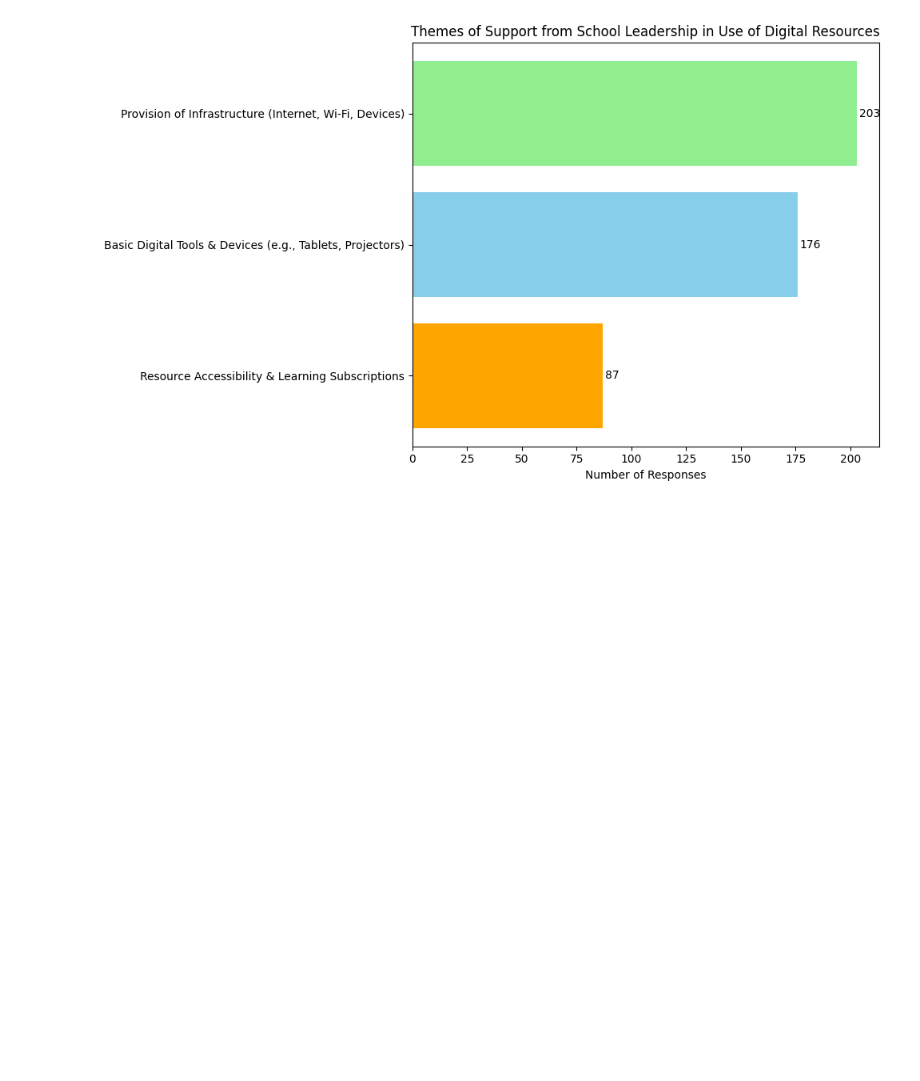
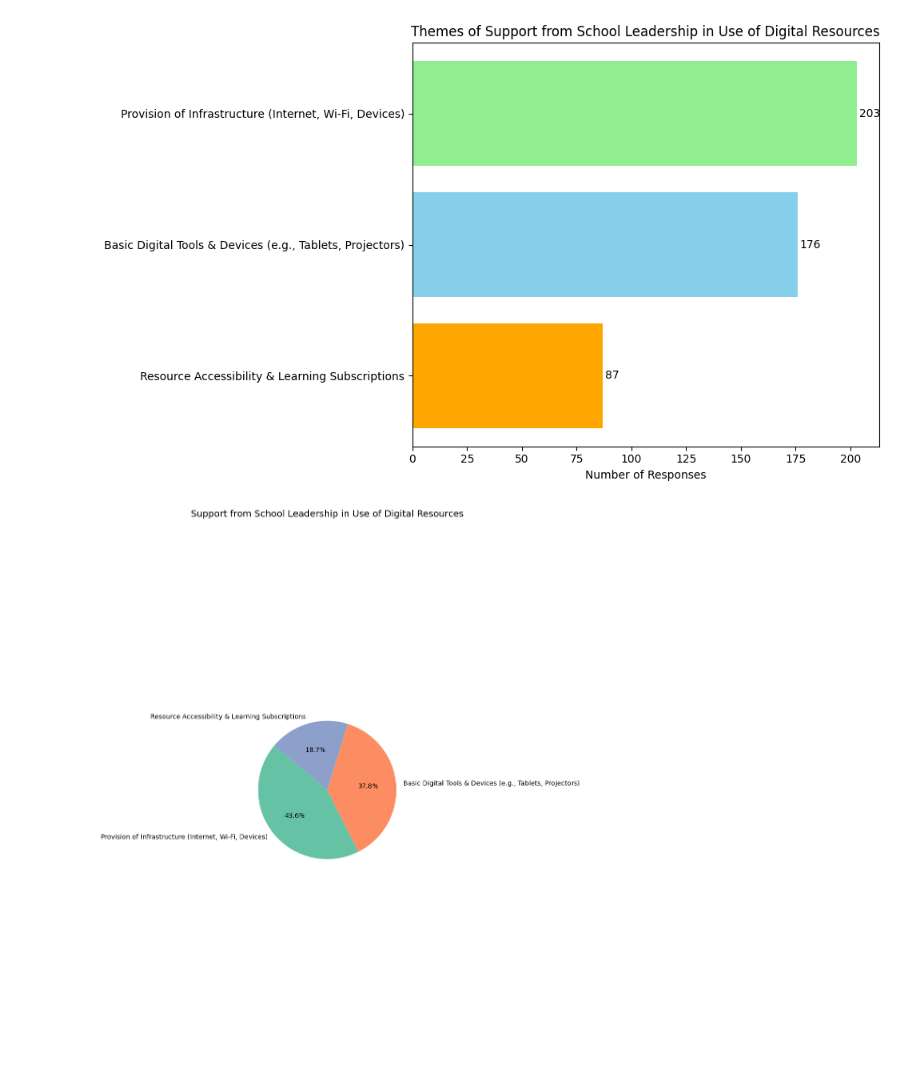
Before and after one commit to davidmasai/kenya-stem-digital-efficacy, a Jupyter notebook: Kenya_stem_digital_efficacy.ipynb, the cells around one changed output. Drawn from its saved outputs; the diff is of its cells as text; code cells hidden in the pictures; blank space fills up the shorter version.

Commit message:
EXTRACTING THEMES AND VISUALIZATIONS

```diff
--- a/Kenya_stem_digital_efficacy.ipynb
+++ b/Kenya_stem_digital_efficacy.ipynb
@@ -1507,3 +1600,28 @@ plt.tight_layout()
 plt.show()
 # %% [output]
 [figure]
+# %%
+# Re-import necessary libraries after code execution state reset
+import matplotlib.pyplot as plt
+
+# Sample topic count data (replace with actual values if needed)
+topic_counts = {
+    "Provision of Infrastructure (Internet, Wi-Fi, Devices)": 203,
+    "Basic Digital Tools & Devices (e.g., Tablets, Projectors)": 176,
+    "Resource Accessibility & Learning Subscriptions": 87
+}
+
+# Labels and sizes for the pie chart
+labels = list(topic_counts.keys())
+sizes = list(topic_counts.values())
+colors = ['#66c2a5', '#fc8d62', '#8da0cb']
+
+# Create pie chart
+plt.figure(figsize=(10, 12))
+plt.pie(sizes, labels=labels, autopct='%1.1f%%', startangle=140, colors=colors)
+plt.axis('equal')  # Equal aspect ratio ensures the pie is drawn as a circle.
+plt.title("Support from School Leadership in Use of Digital Resources", fontsize=14)
+plt.tight_layout()
+plt.show()
+# %% [output]
+[figure, added]
```
Also changed, not shown: parts of 14 cells of this notebook.
